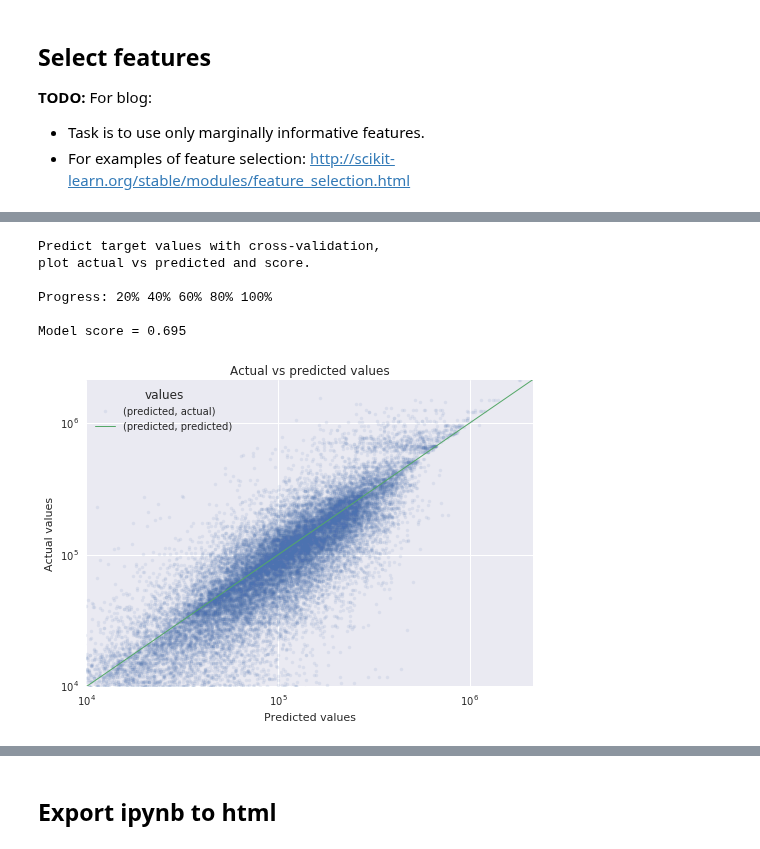
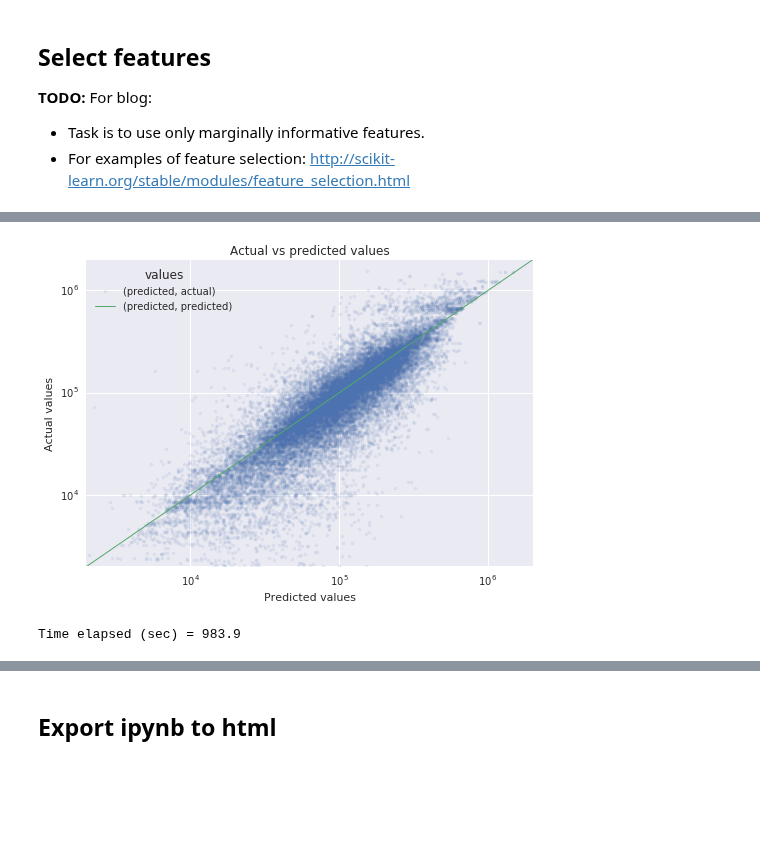
Before and after one commit to stharrold/stharrold.github.io, a Jupyter notebook: content/static/20160221-predict-household-income-from-census/20160221-predict-household-income-from-census.ipynb, the cells around one changed output, grey strips where cells are left out. Saved outputs shown, nothing was run; the diff lists cells and outputs as text; code cells hidden in the pictures; blank space fills up the shorter version.

```diff
--- a/content/static/20160221-predict-household-income-from-census/20160221-predict-household-income-from-census.ipynb
+++ b/content/static/20160221-predict-household-income-from-census/20160221-predict-household-income-from-census.ipynb
@@ -1173,38 +1146,33 @@ n_folds = 5
 estimator = sk_ens.ExtraTreesRegressor(n_estimators=n_estimators, n_jobs=-1)
 kfolds = sk_cv.KFold(n=len(df_features4), n_folds=n_folds, shuffle=True)
 ds_predicted = pd.Series(index=ds_target.index, name=target+'_pred')
 idxs_pred = set()
 for (inum, (idxs_train, idxs_test)) in enumerate(kfolds):
     if not idxs_pred.isdisjoint(idxs_test):
         raise AssertionError(
             ("Program error. Each record must be predicted only once.\n" +
              "Required: idxs_pred.isdisjoint(idxs_test)"))
     idxs_pred.update(idxs_test)
     ftrs_train = df_features4.values[idxs_train]
     ftrs_test  = df_features4.values[idxs_test]
     trg_train  = ds_target.values[idxs_train]
     trg_test   = ds_target.values[idxs_test]
     pwt_train  = ds_pweight.values[idxs_train]
     pwt_test   = ds_pweight.values[idxs_test]
     estimator.fit(X=ftrs_train, y=trg_train, sample_weight=pwt_train)
     ds_predicted.iloc[idxs_test] = estimator.predict(X=ftrs_test)
     print("{frac:.0%}".format(frac=(inum+1)/n_folds), end=' ')
 print('\n')
 score = sk_met.r2_score(
     y_true=ds_target, y_pred=ds_predicted, sample_weight=ds_pweight)
 print("Model score = {score:.3f}".format(score=score))
 dsd.ml.plot_actual_vs_predicted(
     y_true=ds_target.values, y_pred=ds_predicted.values,
-    loglog=True, xylims=(1e4, max(ds_target)),
+    loglog=True, xylims=(2e3, 2e6),
     path=os.path.join(os.path.expanduser(r'~'), 'actual_vs_predicted.jpg'))
 
 time_stop = time.perf_counter()
 print("Time elapsed (sec) = {diff:.1f}".format(diff=time_stop-time_start))
 # %% [output]
+[figure, new version]
-Predict target values with cross-validation,
-plot actual vs predicted and score.
-
-Progress: 20% 40% 60% 80% 100%
-
-Model score = 0.695
+Time elapsed (sec) = 983.9
-[figure, old version]
```
Also changed, not shown: parts of 15 cells of this notebook, 2 other files.
